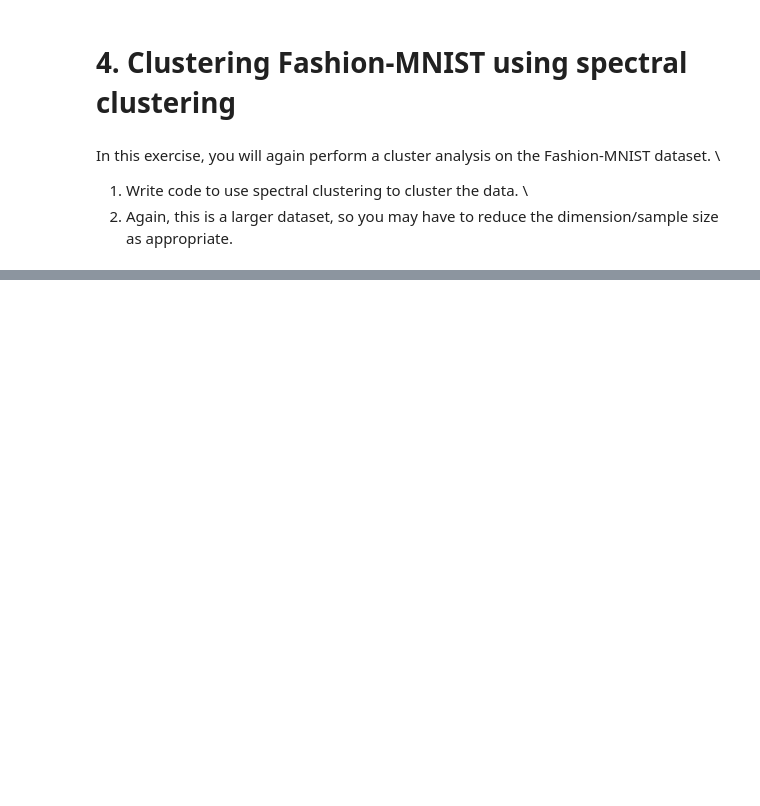
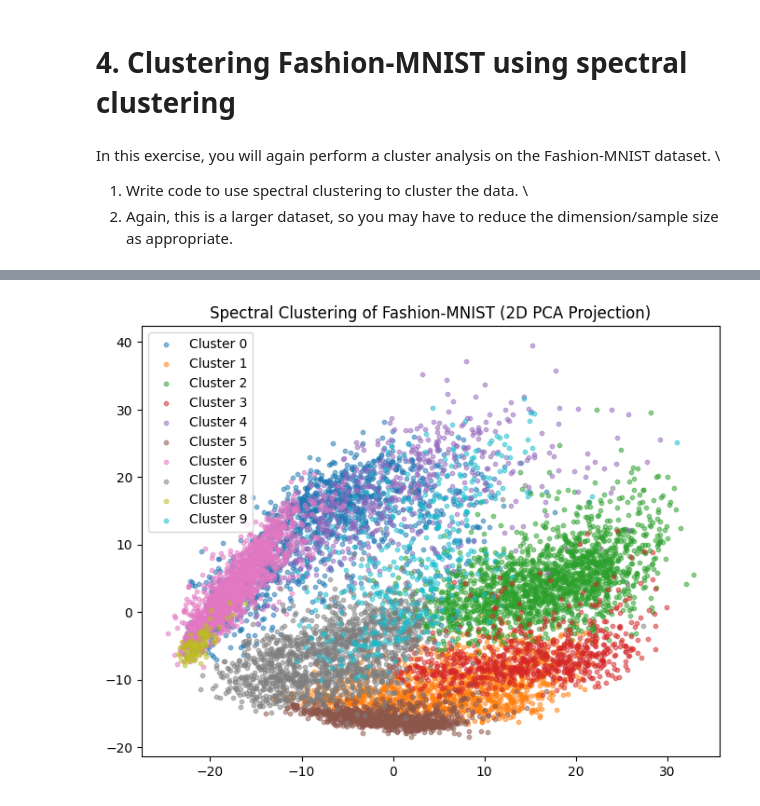
Before and after one commit to kayleepho/MATH-5750-Project-2, a Jupyter notebook: project2.ipynb, the cells around one changed output, grey strips where cells are left out. Drawn from its saved outputs; the diff is of its cells as text; code cells hidden in the pictures; blank space fills up the shorter version.

```diff
--- a/project2.ipynb
+++ b/project2.ipynb
@@ -263,0 +424,43 @@ cluster the data. \\
+# %%
+import numpy as np
+import matplotlib.pyplot as plt
+from sklearn.datasets import fetch_openml
+from sklearn.preprocessing import StandardScaler
+from sklearn.decomposition import PCA
+from sklearn.cluster import SpectralClustering
+from sklearn.metrics import confusion_matrix, ConfusionMatrixDisplay
+
+# Load Fashion-MNIST
+fashion_mnist = fetch_openml('Fashion-MNIST', version=1, as_frame=False)
+X, y = fashion_mnist['data'], fashion_mnist['target'].astype(int)
+
+# Standardize features
+scaler = StandardScaler()
+X_scaled = scaler.fit_transform(X)
+# %%
+# Reduce dimensions to 50
+pca = PCA(n_components=50)
+X_reduced = pca.fit_transform(X_scaled)
+# %%
+# Subsample 10,000 points
+np.random.seed(42)
+subset_idx = np.random.choice(len(X_reduced), size=10000, replace=False)
+X_subset = X_reduced[subset_idx]
+y_subset = y[subset_idx]
+# %%
+# Spectral clustering
+n_clusters = 10  # Fashion-MNIST has 10 classes
+spectral = SpectralClustering(n_clusters=n_clusters, affinity='nearest_neighbors', n_neighbors=10, random_state=42)
+labels = spectral.fit_predict(X_subset)
+# %%
+pca_2d = PCA(n_components=2)
+X_2d = pca_2d.fit_transform(X_subset)
+
+plt.figure(figsize=(8,6))
+for i in range(n_clusters):
+    plt.scatter(X_2d[labels==i, 0], X_2d[labels==i, 1], label=f'Cluster {i}', s=10, alpha = 0.5)
+plt.title('Spectral Clustering of Fashion-MNIST (2D PCA Projection)')
+plt.legend()
+plt.show()
+# %% [output]
+[figure, added]
```
Also changed, not shown: parts of 12 cells of this notebook.
